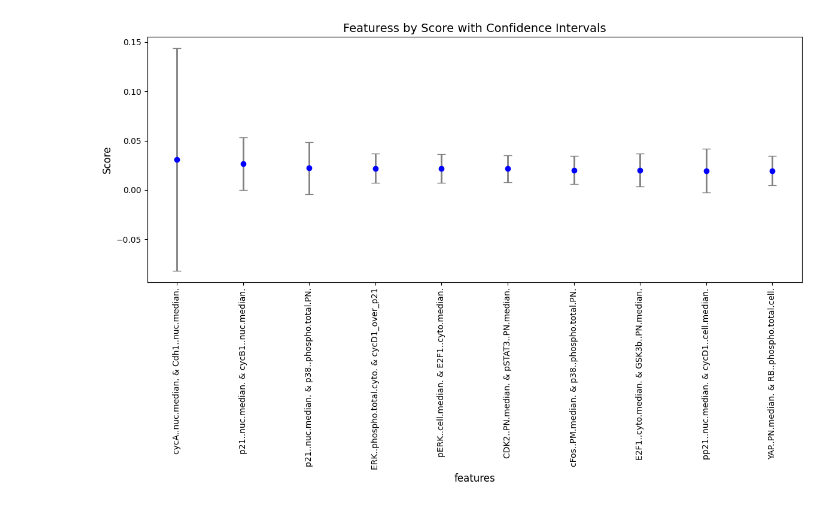
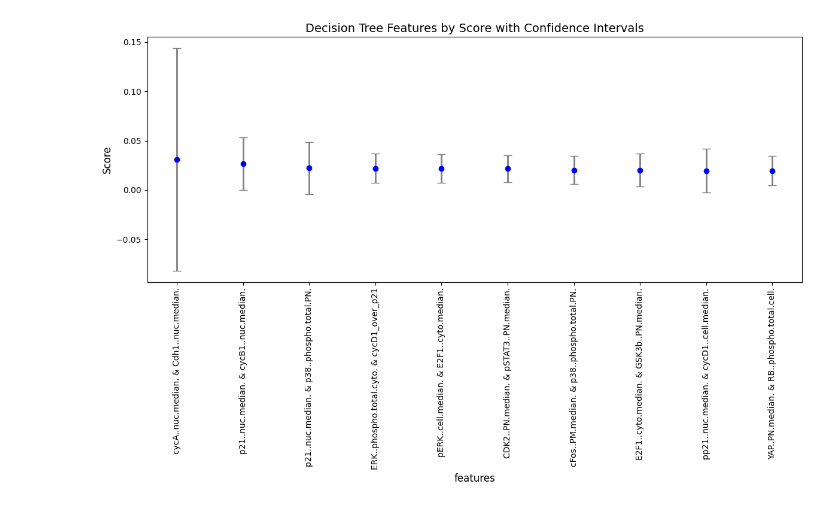
Before and after one commit to mariahgloehr/IICD, a Jupyter notebook: LOCO/iLOCO/iloco_plots.ipynb, the cells around one changed output. Cells and saved outputs as stored; diff of their text form; code cells hidden in the pictures.

Commit message:
editing iloco decision tree plot

```diff
--- a/LOCO/iLOCO/iloco_plots.ipynb
+++ b/LOCO/iLOCO/iloco_plots.ipynb
@@ -7,22 +7,22 @@ df = pd.DataFrame(data)
 # %%
 top_20 = df.nlargest(10, "scores")
 # Plot
 plt.figure(figsize=(12, 8))
 plt.errorbar(
     top_20.index.tolist(),
     top_20["scores"],
     yerr=top_20["ci"],
     fmt='o',  # Point marker
     color='blue',
     ecolor='gray',
     elinewidth=2,
     capsize=5
 )
 plt.xticks(rotation=90, fontsize=10)  # Rotate x-axis labels vertically
 plt.ylabel("Score", fontsize=12)
 plt.xlabel("features", fontsize=12)
-plt.title("Featuress by Score with Confidence Intervals", fontsize=14)
+plt.title("Decision Tree Features by Score with Confidence Intervals", fontsize=14)
 plt.tight_layout()  # Ensure everything fits nicely
 plt.show()
 # %% [output]
-[figure, old version]
+[figure, new version]
```
Also changed, not shown: 1 other file.
